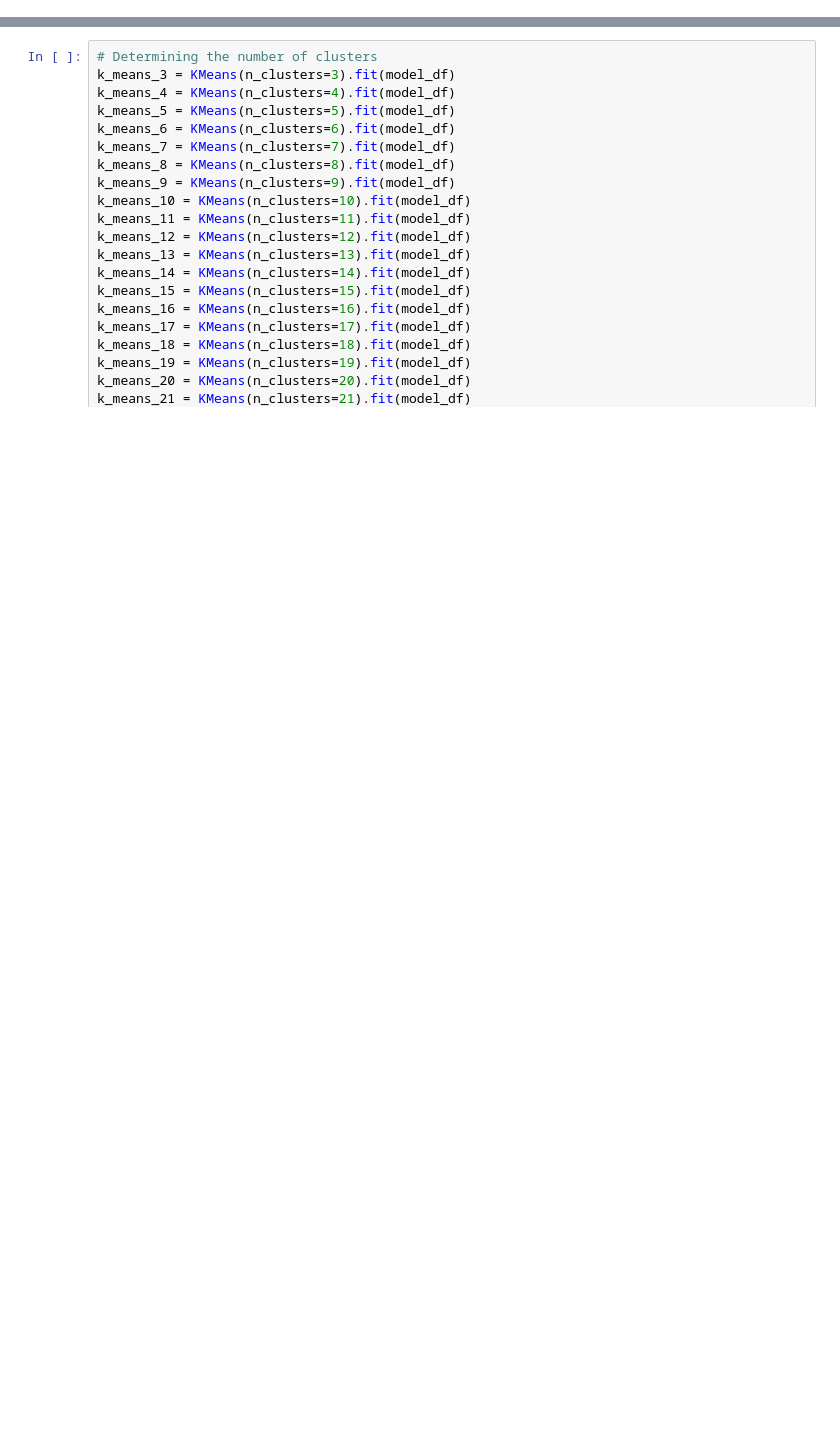
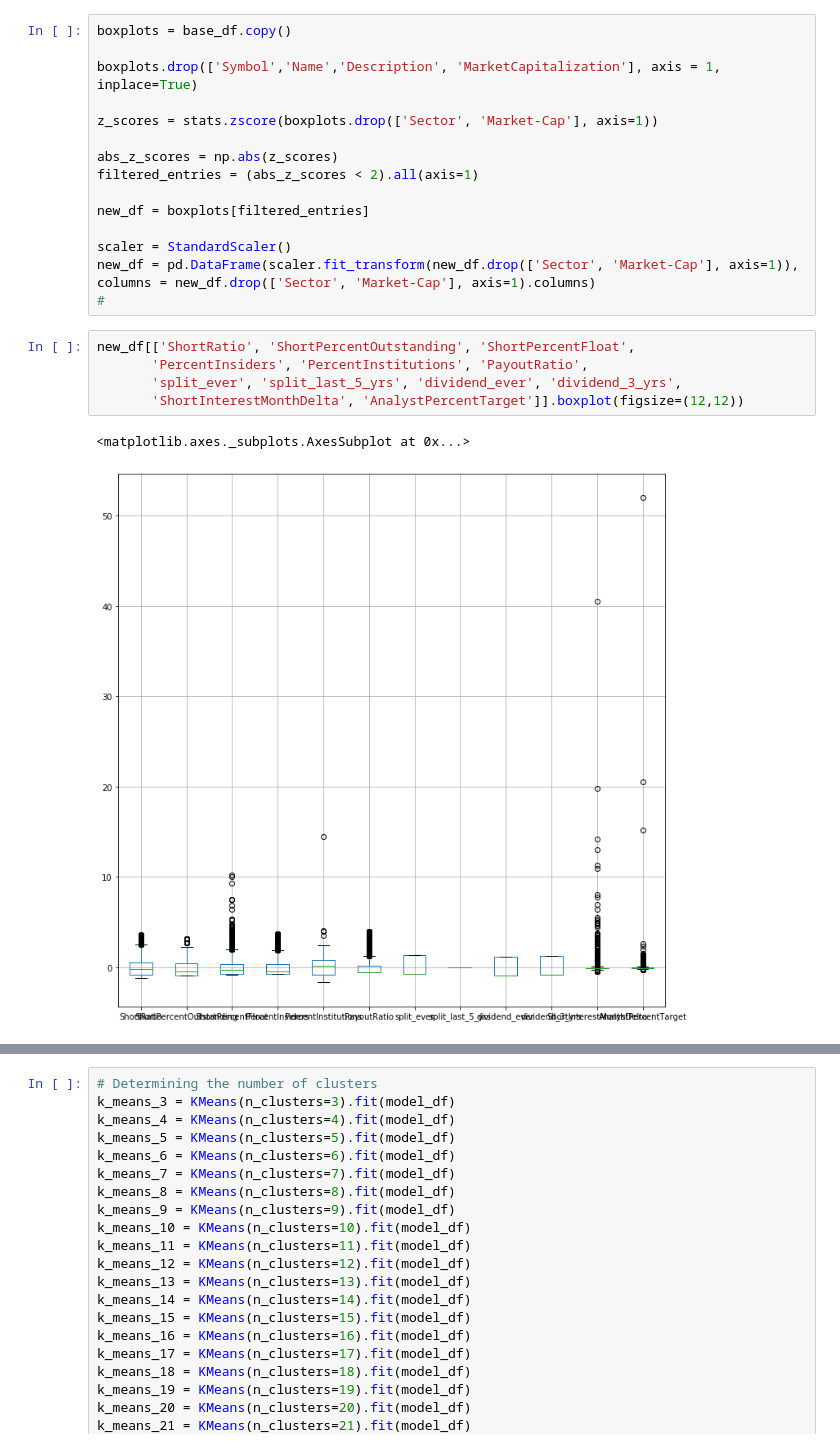
Before and after one commit to AndroTi/Redefining-Benchmarks-Capstone-Project, a Jupyter notebook: Capstone_Project.ipynb, the cells around one changed output, grey strips where cells are left out. Drawn from its saved outputs; the diff is of its cells as text; blank space fills up the shorter version.

```diff
--- a/Capstone_Project.ipynb
+++ b/Capstone_Project.ipynb
@@ -67,0 +426,23 @@ model_df
+# %%
+boxplots = base_df.copy()
+
+boxplots.drop(['Symbol','Name','Description', 'MarketCapitalization'], axis = 1, inplace=True)
+
+z_scores = stats.zscore(boxplots.drop(['Sector', 'Market-Cap'], axis=1))
+
+abs_z_scores = np.abs(z_scores)
+filtered_entries = (abs_z_scores < 2).all(axis=1)
+
+new_df = boxplots[filtered_entries]
+
+scaler = StandardScaler()
+new_df = pd.DataFrame(scaler.fit_transform(new_df.drop(['Sector', 'Market-Cap'], axis=1)), columns = new_df.drop(['Sector', 'Market-Cap'], axis=1).columns)
+#
+# %%
+new_df[['ShortRatio', 'ShortPercentOutstanding', 'ShortPercentFloat',
+       'PercentInsiders', 'PercentInstitutions', 'PayoutRatio',
+       'split_ever', 'split_last_5_yrs', 'dividend_ever', 'dividend_3_yrs',
+       'ShortInterestMonthDelta', 'AnalystPercentTarget']].boxplot(figsize=(12,12))
+# %% [output]
+<matplotlib.axes._subplots.AxesSubplot at 0x...>
+[figure, added]
```
Also changed, not shown: parts of 92 cells of this notebook, 2 other files.
